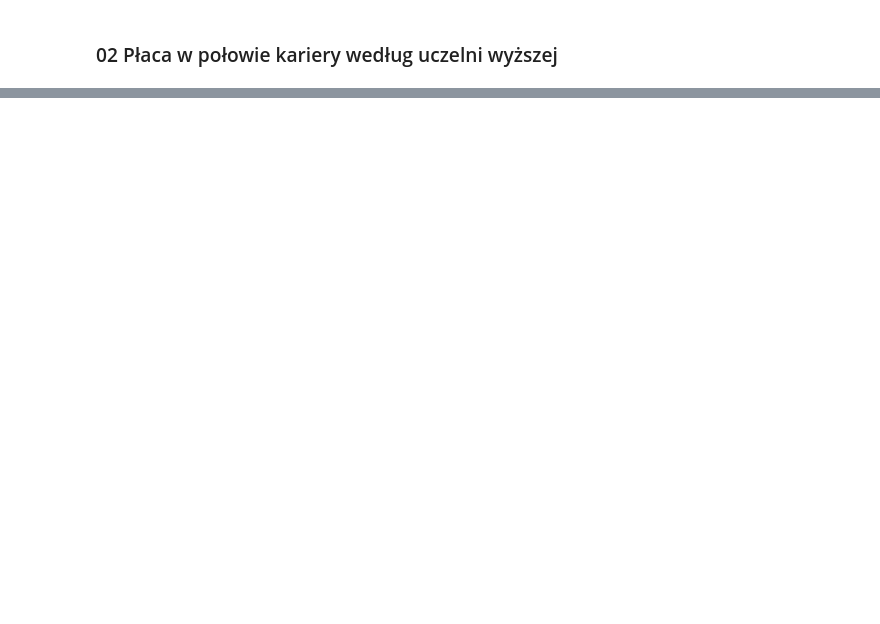
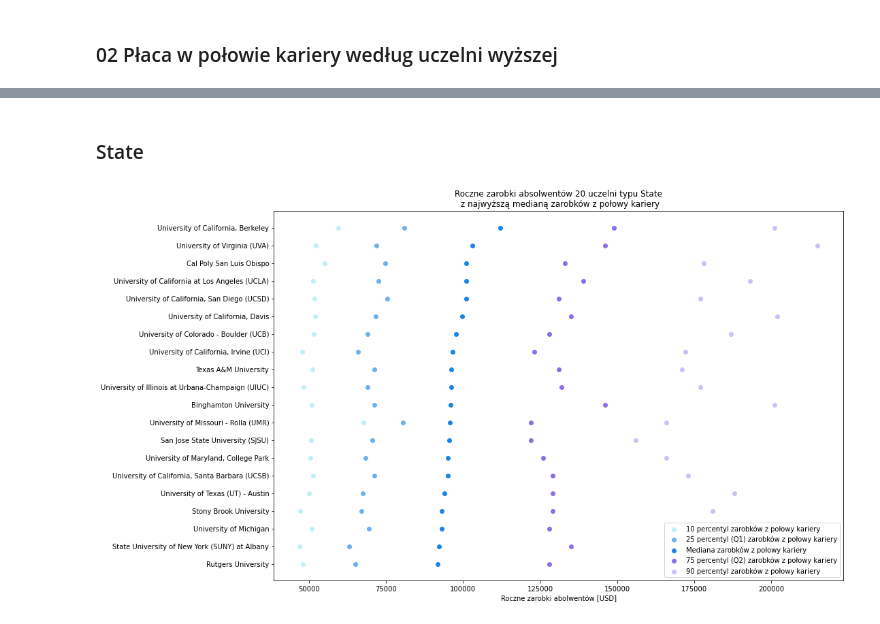
Before and after one commit to rsxxi/aiwd, a Jupyter notebook: 03 Tabele i wizualizacje.ipynb, the cells around one changed output, grey strips where cells are left out. Saved outputs shown, nothing was run; the diff lists cells and outputs as text; code cells hidden in the pictures; blank space fills up the shorter version.

```diff
--- a/03 Tabele i wizualizacje.ipynb
+++ b/03 Tabele i wizualizacje.ipynb
@@ -221,0 +219,6 @@ fig.savefig('wykres_2.png', dpi=300)
+# %% [markdown]
+### State
+# %%
+generuj_wszystko(data, 'wykres_2.2.png', 'State')
+# %% [output]
+[figure, added]
```
Also changed, not shown: parts of 14 cells of this notebook.
